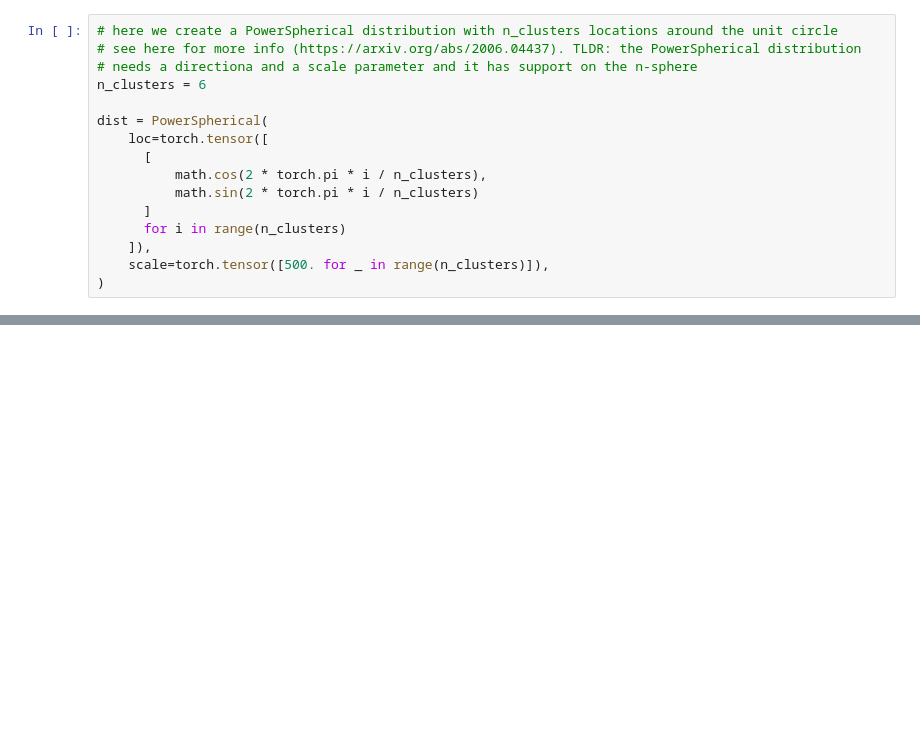
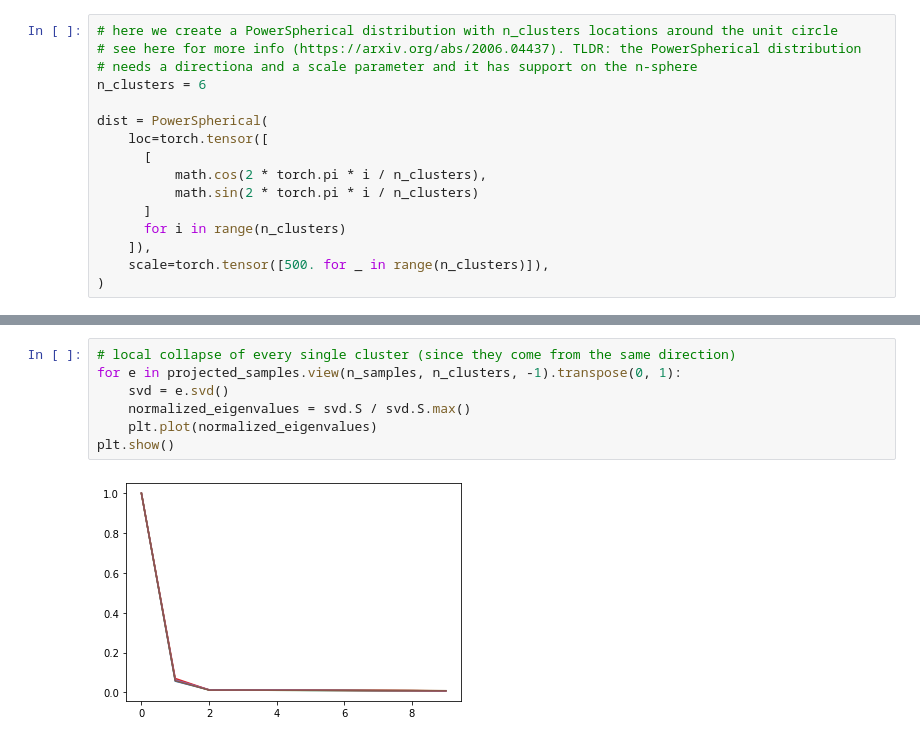
Before and after one commit to LouisCastricato/Modal-Collapse-Experiments, a Jupyter notebook: ToyExample.ipynb, the cells around one changed output, grey strips where cells are left out. Drawn from its saved outputs; the diff is of its cells as text; blank space fills up the shorter version.

Commit message:
adding local collapse example

```diff
--- a/ToyExample.ipynb
+++ b/ToyExample.ipynb
@@ -92,0 +93,9 @@ plt.show()
+# %%
+# local collapse of every single cluster (since they come from the same direction)
+for e in projected_samples.view(n_samples, n_clusters, -1).transpose(0, 1):
+    svd = e.svd()
+    normalized_eigenvalues = svd.S / svd.S.max()
+    plt.plot(normalized_eigenvalues)
+plt.show()
+# %% [output]
+[figure, added]
```
Also changed, not shown: parts of 7 cells of this notebook.
